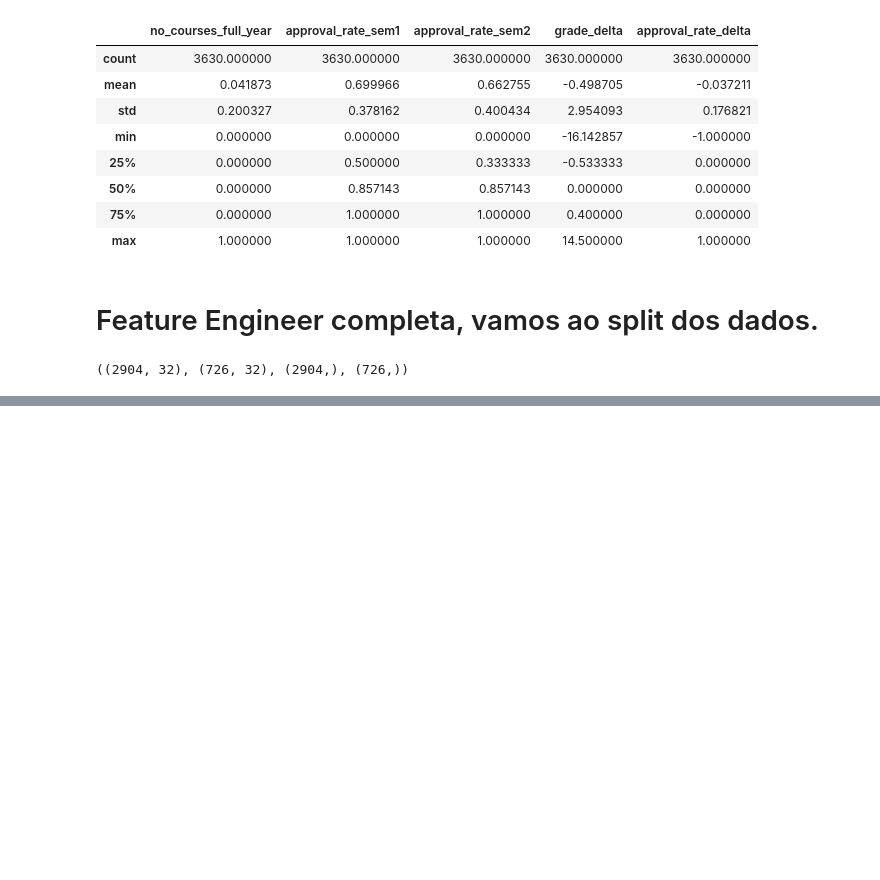
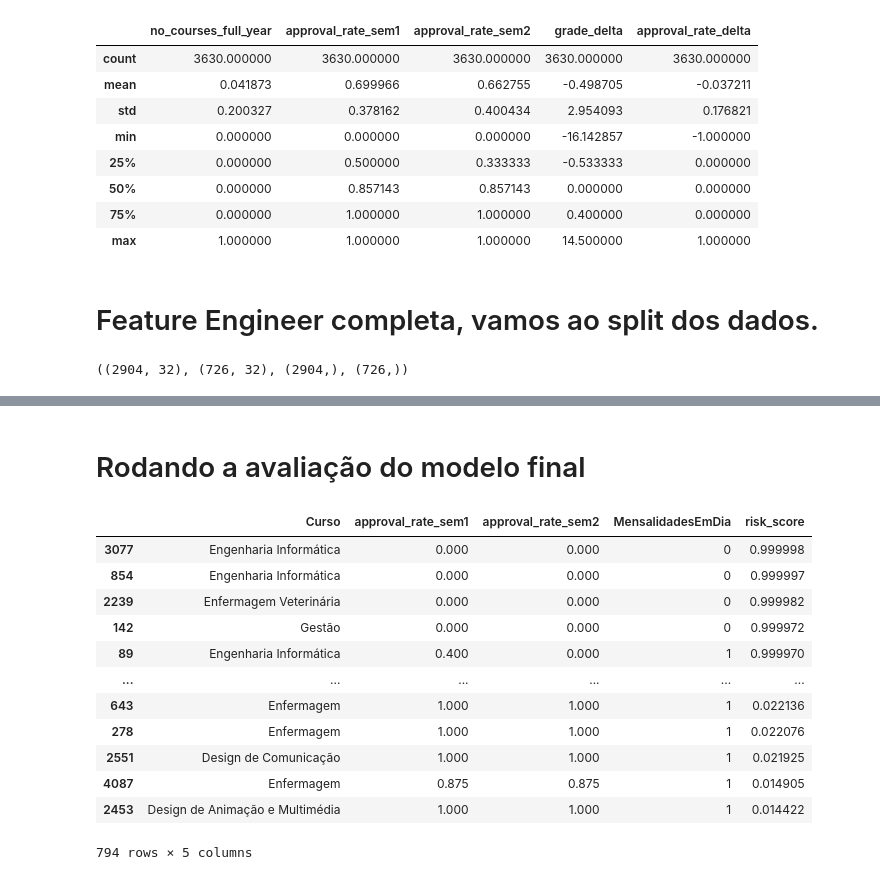
Before and after one commit to rebertmatheus/fiap-tech-challenge-sub-fase-3, a Jupyter notebook: notebooks/fiap-sub-fase-3-notebook.ipynb, the cells around one changed output, grey strips where cells are left out. Saved outputs shown, nothing was run; the diff lists cells and outputs as text; code cells hidden in the pictures; blank space fills up the shorter version.

```diff
--- a/notebooks/fiap-sub-fase-3-notebook.ipynb
+++ b/notebooks/fiap-sub-fase-3-notebook.ipynb
@@ -266,0 +569,29 @@ X_train.shape, X_test.shape, y_train.shape, y_test.shape
+# %% [markdown]
+# Rodando a avaliação do modelo final
+# %%
+df_enrolled_students = add_academic_performance_features(df_enrolled, numeric_cols)
+
+X_enrolled = df_enrolled_students.drop(columns=['Target'])
+y_enrolled = df_enrolled_students['Target']
+# %%
+y_proba = pipeline_logregr_balanced.predict_proba(X_enrolled)[:,1]
+# %%
+df_risk = df_enrolled_students.copy()
+df_risk['risk_score'] = y_proba
+
+top_risk = df_risk.sort_values(by='risk_score', ascending=False).head(20)
+top_risk[['Curso', 'approval_rate_sem1', 'approval_rate_sem2', 'MensalidadesEmDia', 'risk_score']]
+# %% [output]
+|  | Curso | approval_rate_sem1 | approval_rate_sem2 | MensalidadesEmDia | risk_score |
+| 3077 | Engenharia Informática | 0.000 | 0.000 | 0 | 0.999998 |
+| 854 | Engenharia Informática | 0.000 | 0.000 | 0 | 0.999997 |
+| 2239 | Enfermagem Veterinária | 0.000 | 0.000 | 0 | 0.999982 |
+| 142 | Gestão | 0.000 | 0.000 | 0 | 0.999972 |
+| 89 | Engenharia Informática | 0.400 | 0.000 | 1 | 0.999970 |
+| ... | ... | ... | ... | ... | ... |
+| 643 | Enfermagem | 1.000 | 1.000 | 1 | 0.022136 |
+| 278 | Enfermagem | 1.000 | 1.000 | 1 | 0.022076 |
+| 2551 | Design de Comunicação | 1.000 | 1.000 | 1 | 0.021925 |
+| 4087 | Enfermagem | 0.875 | 0.875 | 1 | 0.014905 |
+| 2453 | Design de Animação e Multimédia | 1.000 | 1.000 | 1 | 0.014422 |
+794 rows × 5 columns
```
Also changed, not shown: parts of 21 cells of this notebook, 13 other files.
